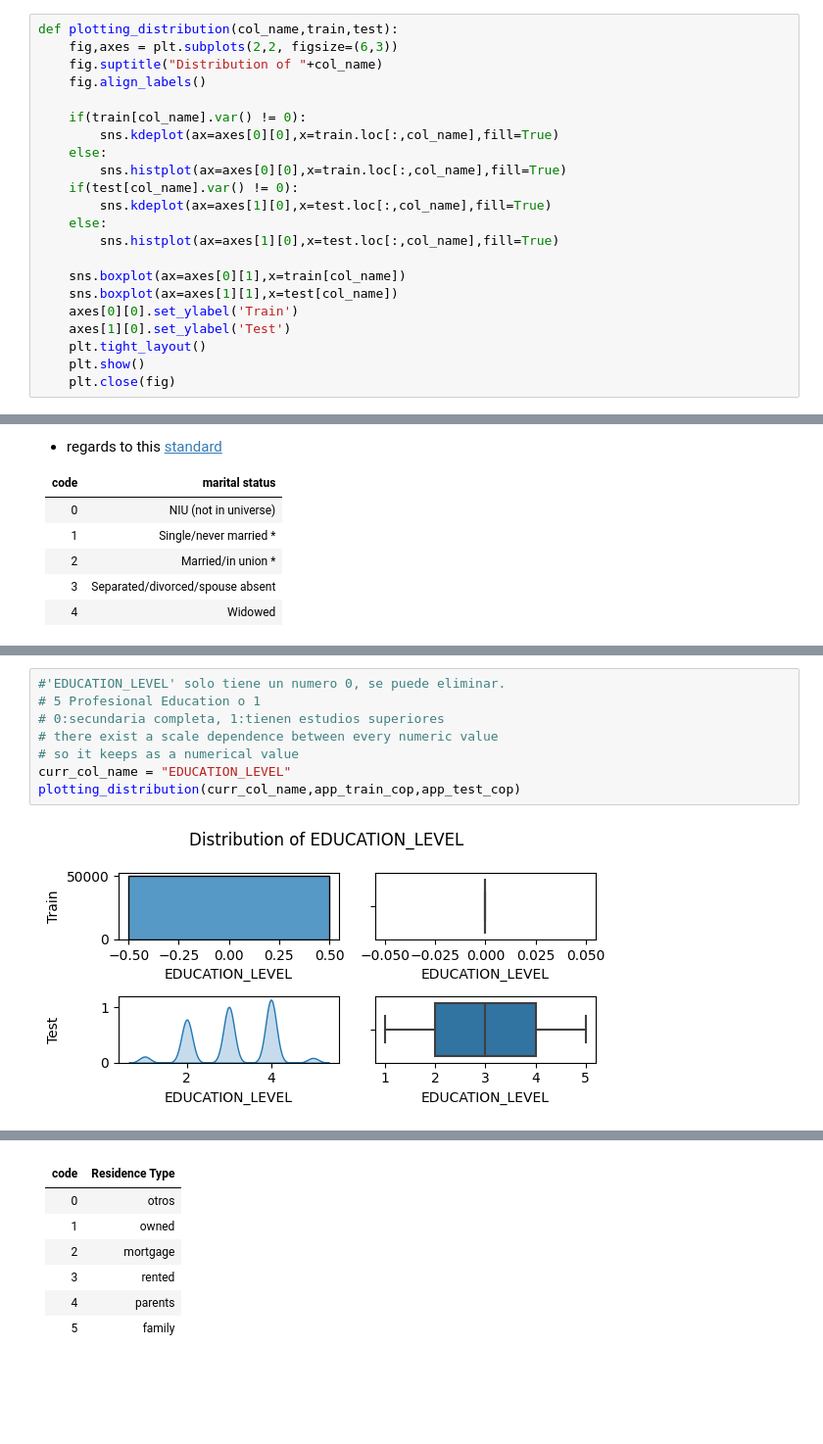
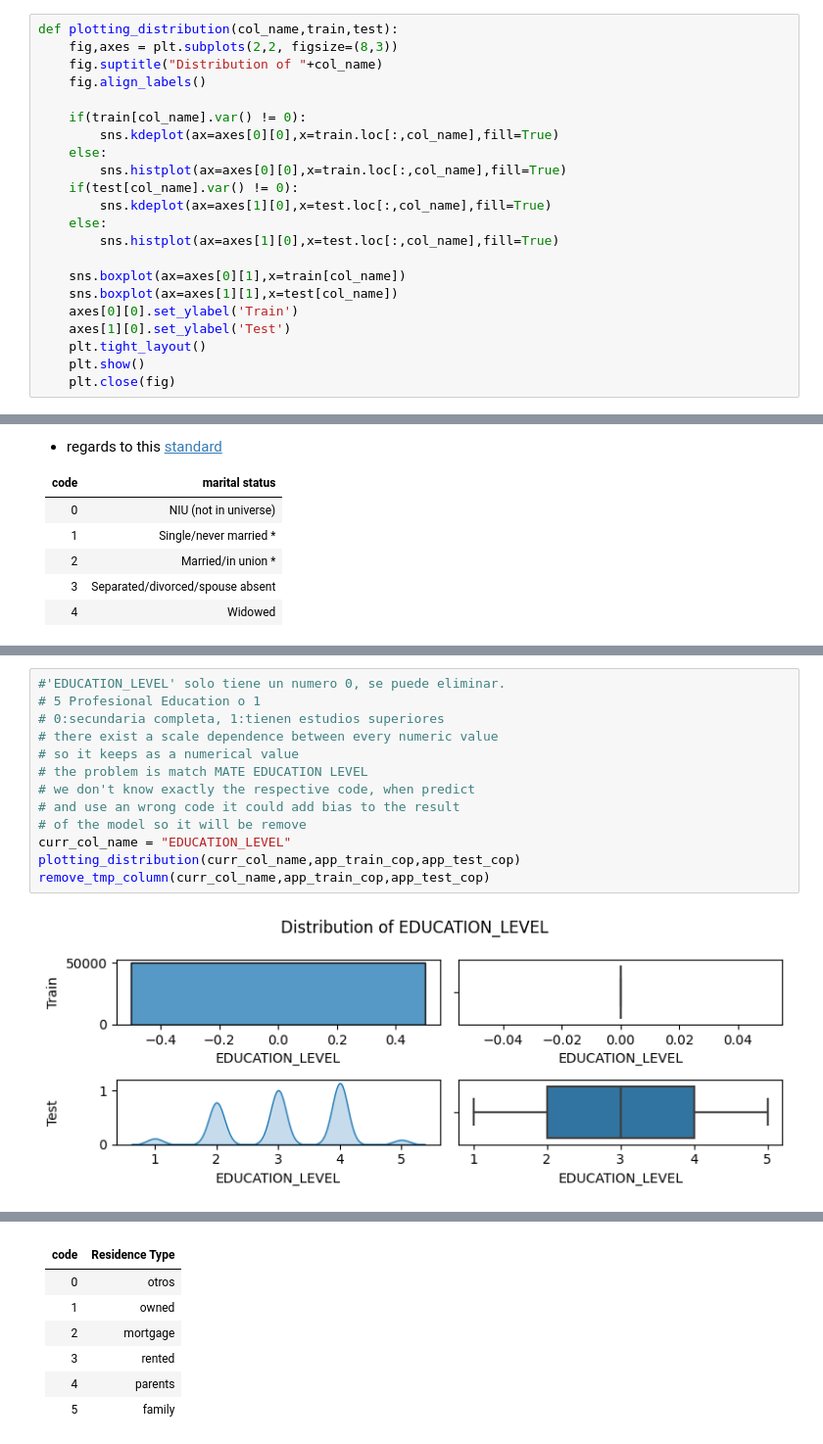
Before and after one commit to tutecode/credit-risk-analysis, a Jupyter notebook: notebook_principal.ipynb, the cells around one changed output, grey strips where cells are left out. Shown at 98% size. Saved outputs shown, nothing was run; the diff lists cells and outputs as text; blank space fills up the shorter version.

```diff
--- a/notebook_principal.ipynb
+++ b/notebook_principal.ipynb
@@ -437,7 +438,7 @@ cols_with_missings
 #### Cleaning Data
 # %%
 def plotting_distribution(col_name,train,test):
-    fig,axes = plt.subplots(2,2, figsize=(6,3))
+    fig,axes = plt.subplots(2,2, figsize=(8,3))
     fig.suptitle("Distribution of "+col_name)
     fig.align_labels()
 
@@ -661,13 +662,18 @@ plotting_distribution(curr_col_name,app_train_cop,app_test_cop)
 # %%
 #'EDUCATION_LEVEL' solo tiene un numero 0, se puede eliminar.
 # 5 Profesional Education o 1
 # 0:secundaria completa, 1:tienen estudios superiores
 # there exist a scale dependence between every numeric value
 # so it keeps as a numerical value
+# the problem is match MATE EDUCATION LEVEL
+# we don't know exactly the respective code, when predict
+# and use an wrong code it could add bias to the result
+# of the model so it will be remove
 curr_col_name = "EDUCATION_LEVEL"
 plotting_distribution(curr_col_name,app_train_cop,app_test_cop)
+remove_tmp_column(curr_col_name,app_train_cop,app_test_cop)
 # %% [output]
-[figure, old version]
+[figure, new version]
 # %%
 # 'NATIONALITY' los valores que tiene son (2=98, 0=2018, 1=47884)
 # se puede eliminar por la disparidad de valores.
```
Also changed, not shown: parts of 59 cells of this notebook, 1 other file.
